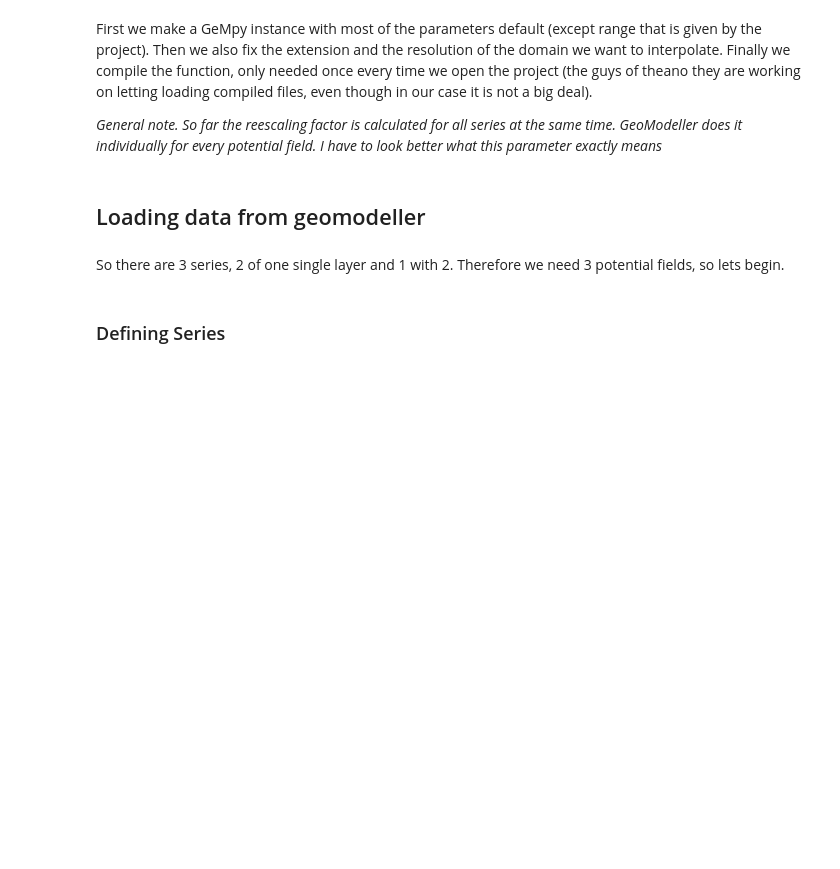
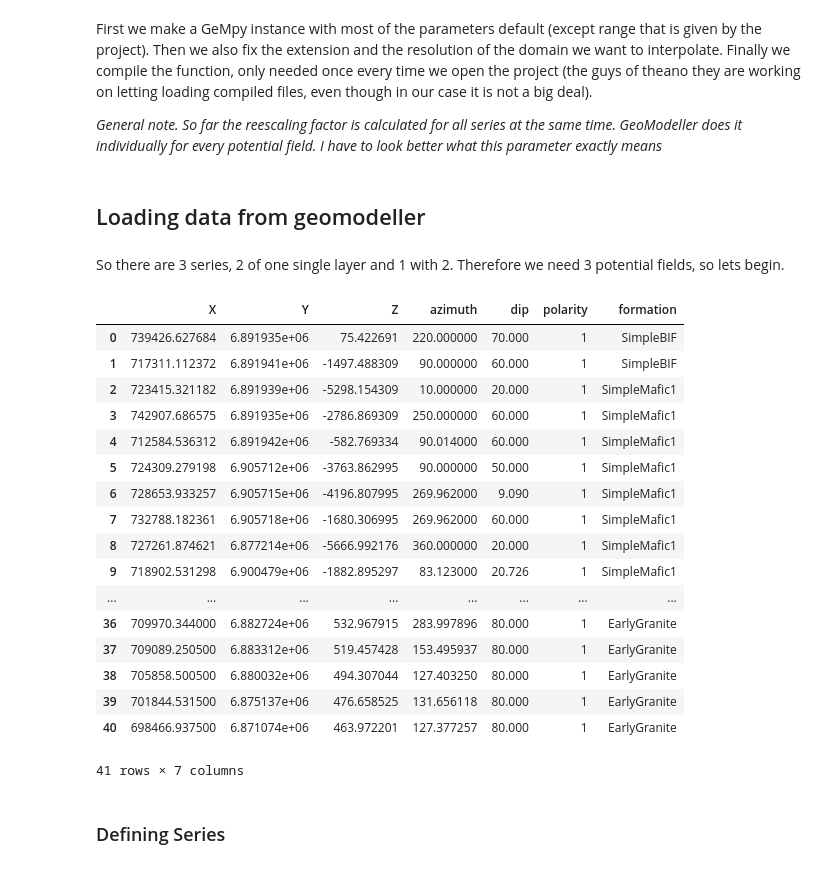
Before and after one commit to Leguark/GeMpy, a Jupyter notebook: Prototype Notebook/Sandstone Project.ipynb, the cells around one changed output. Saved outputs shown, nothing was run; the diff lists cells and outputs as text; code cells hidden in the pictures; blank space fills up the shorter version.

```diff
--- a/Prototype Notebook/Sandstone Project.ipynb
+++ b/Prototype Notebook/Sandstone Project.ipynb
@@ -49,7 +45,27 @@ So there are 3 series, 2 of one single layer and 1 with 2. Therefore we need 3 p
 # %%
 sandstone.load_data_csv("foliations", os.pardir+"/input_data/a_Foliations.csv")
 sandstone.load_data_csv("interfaces", os.pardir+"/input_data/a_Points.csv")
 pn.set_option('display.max_rows', 25)
+sandstone.Foliations
+# %% [output]
+|  | X | Y | Z | azimuth | dip | polarity | formation |
+| 0 | 739426.627684 | 6.891935e+06 | 75.422691 | 220.000000 | 70.000 | 1 | SimpleBIF |
+| 1 | 717311.112372 | 6.891941e+06 | -1497.488309 | 90.000000 | 60.000 | 1 | SimpleBIF |
+| 2 | 723415.321182 | 6.891939e+06 | -5298.154309 | 10.000000 | 20.000 | 1 | SimpleMafic1 |
+| 3 | 742907.686575 | 6.891935e+06 | -2786.869309 | 250.000000 | 60.000 | 1 | SimpleMafic1 |
+| 4 | 712584.536312 | 6.891942e+06 | -582.769334 | 90.014000 | 60.000 | 1 | SimpleMafic1 |
+| 5 | 724309.279198 | 6.905712e+06 | -3763.862995 | 90.000000 | 50.000 | 1 | SimpleMafic1 |
+| 6 | 728653.933257 | 6.905715e+06 | -4196.807995 | 269.962000 | 9.090 | 1 | SimpleMafic1 |
+| 7 | 732788.182361 | 6.905718e+06 | -1680.306995 | 269.962000 | 60.000 | 1 | SimpleMafic1 |
+| 8 | 727261.874621 | 6.877214e+06 | -5666.992176 | 360.000000 | 20.000 | 1 | SimpleMafic1 |
+| 9 | 718902.531298 | 6.900479e+06 | -1882.895297 | 83.123000 | 20.726 | 1 | SimpleMafic1 |
+| ... | ... | ... | ... | ... | ... | ... | ... |
+| 36 | 709970.344000 | 6.882724e+06 | 532.967915 | 283.997896 | 80.000 | 1 | EarlyGranite |
+| 37 | 709089.250500 | 6.883312e+06 | 519.457428 | 153.495937 | 80.000 | 1 | EarlyGranite |
+| 38 | 705858.500500 | 6.880032e+06 | 494.307044 | 127.403250 | 80.000 | 1 | EarlyGranite |
+| 39 | 701844.531500 | 6.875137e+06 | 476.658525 | 131.656118 | 80.000 | 1 | EarlyGranite |
+| 40 | 698466.937500 | 6.871074e+06 | 463.972201 | 127.377257 | 80.000 | 1 | EarlyGranite |
+41 rows × 7 columns
 # %% [markdown]
 ### Defining Series
 # %%
```
Also changed, not shown: parts of 6 cells of this notebook, 2 other files.
